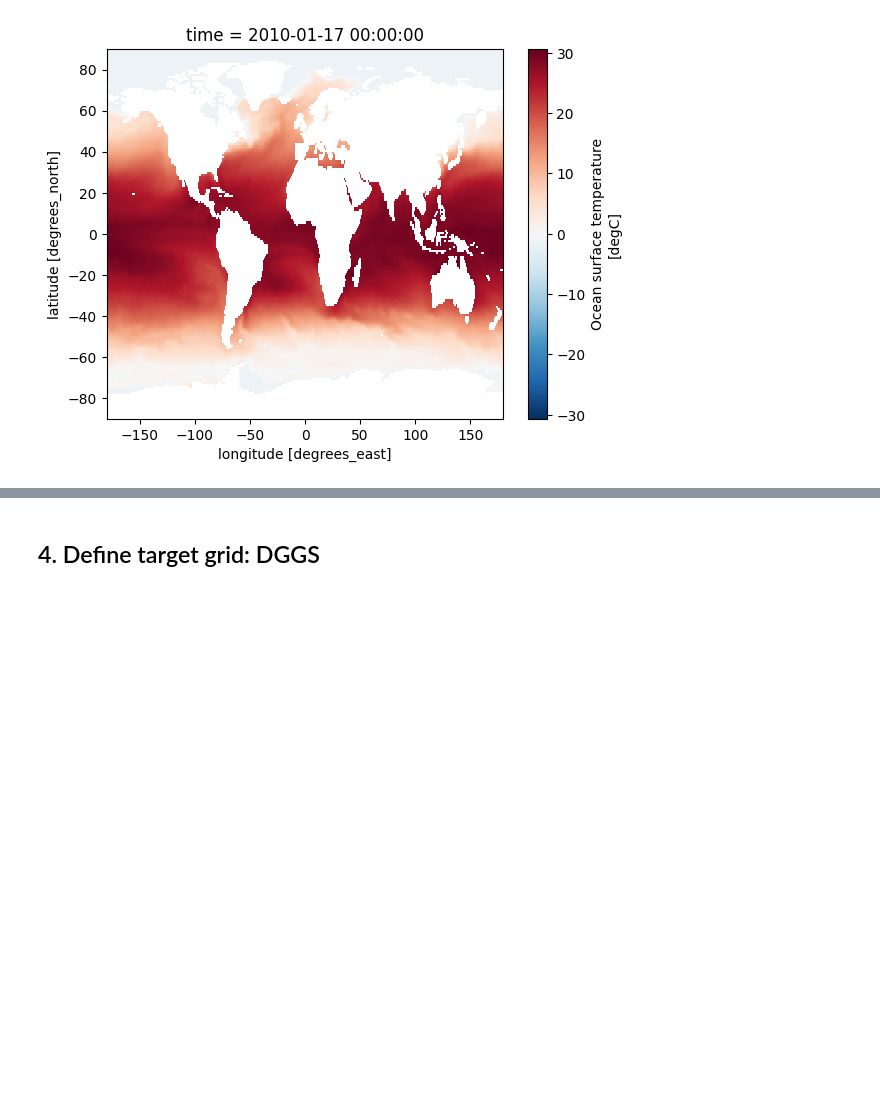
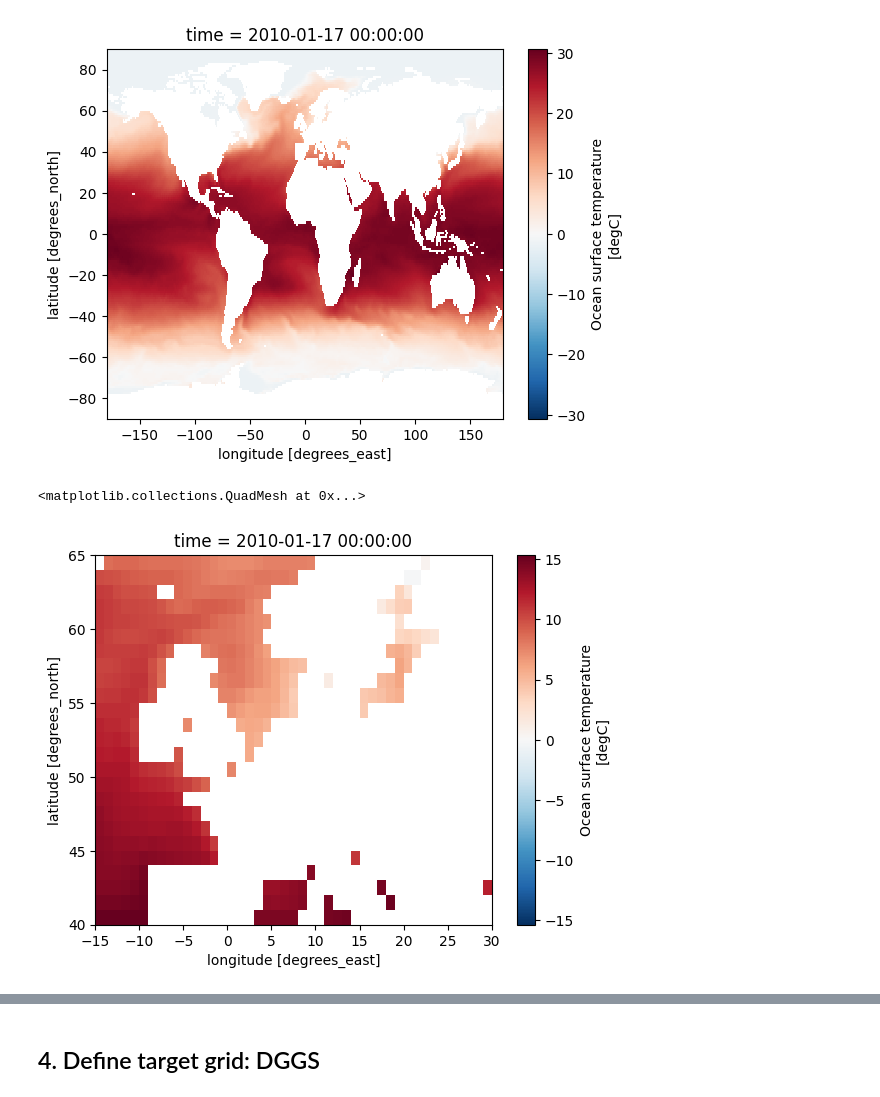
Before and after one commit to FAIR2Adapt/arctic-radioisotopes, a Jupyter notebook: arctic-isotopes/regridding.ipynb, the cells around one changed output, grey strips where cells are left out. Cells and saved outputs as stored; diff of their text form; code cells hidden in the pictures; blank space fills up the shorter version.

```diff
--- a/arctic-isotopes/regridding.ipynb
+++ b/arctic-isotopes/regridding.ipynb
@@ -214,3 +220,16 @@ dr.sst.isel(time=0).plot()
 # %% [output]
 <matplotlib.collections.QuadMesh at 0x...>
 [figure]
+# %%
+# Define zoomed-in region (adjust as needed)
+lat_min, lat_max = 40, 65  # Example range
+lon_min, lon_max = -15, 30
+
+# Select only the region of interest
+dr_zoomed = dr.sst.isel(time=0).sel(latitude=slice(lat_min, lat_max), longitude=slice(lon_min, lon_max))
+
+# Plot the zoomed-in region
+dr_zoomed.plot()
+# %% [output]
+<matplotlib.collections.QuadMesh at 0x...>
+[figure, added]
```
Also changed, not shown: parts of 11 cells of this notebook.
